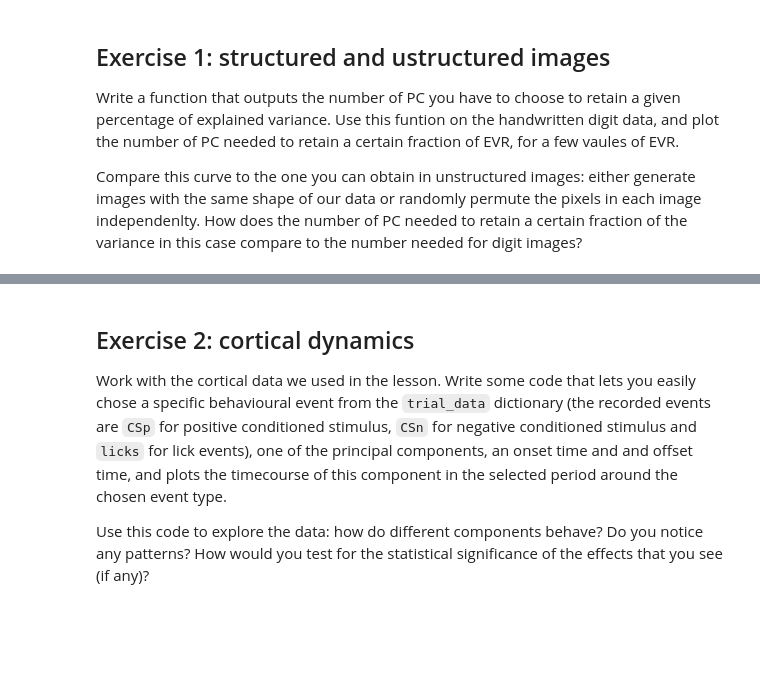
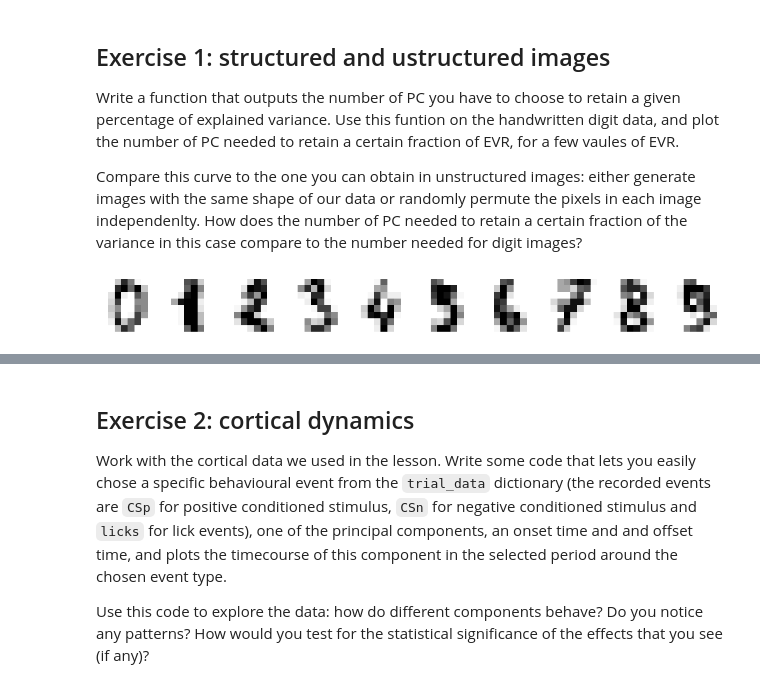
Before and after one commit to xamweil/population-methods, a Jupyter notebook: 03-dimensionality-reduction/exercises.ipynb, the cells around one changed output, grey strips where cells are left out. Drawn from its saved outputs; the diff is of its cells as text; code cells hidden in the pictures; blank space fills up the shorter version.

Commit message:
dimensionality reduction Exercise1

```diff
--- a/03-dimensionality-reduction/exercises.ipynb
+++ b/03-dimensionality-reduction/exercises.ipynb
@@ -8,3 +13,18 @@ Write a function that outputs the number of PC you have to choose to retain a gi
 Use this funtion on the  handwritten digit data, and plot the number of PC needed to retain a certain fraction of EVR, for a few vaules of EVR.
 
 Compare this curve to the one you can obtain in unstructured images: either generate images with the same shape of our data or randomly permute the pixels in each image independenlty. How does the number of PC needed to retain a certain fraction of the variance in this case compare to the number needed for digit images?
+# %%
+import numpy as np
+from scipy import io
+from sklearn.datasets import load_digits
+from sklearn.preprocessing import StandardScaler
+from sklearn.decomposition import PCA
+import matplotlib.pylab as plt
+import seaborn as sns
+import sys
+import os
+sys.path.append(os.path.abspath("/content/drive/MyDrive/Colab Notebooks/Neuro_Analysis/population-methods/03-dimensionality-reduction/code"))
+from utils import download_data
+
+sns.set_theme(context='notebook',style='white',font_scale=1.5,
+              rc = {'axes.spines.top':False,'axes.spines.right':False})
@@ -10,0 +34,13 @@ Compare this curve to the one you can obtain in unstructured images: either gene
+# %%
+# load image data
+dataset = load_digits()
+images = dataset.data
+
+#plot first 10 images
+plt.figure(figsize=(15,7))
+for i,img in enumerate(images[:10]):
+    plt.subplot(1,10,i+1)
+    plt.imshow(img.reshape(8,8),cmap=plt.cm.Greys)
+    plt.axis('off')
+# %% [output]
+[figure, added]
```
Also changed, not shown: parts of 6 cells of this notebook.
